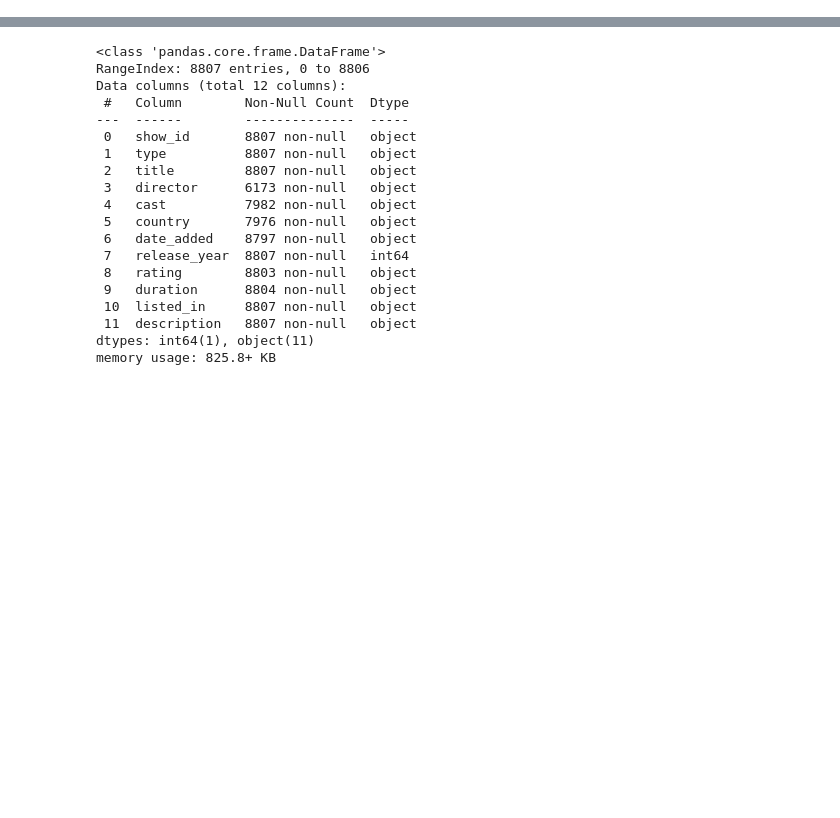
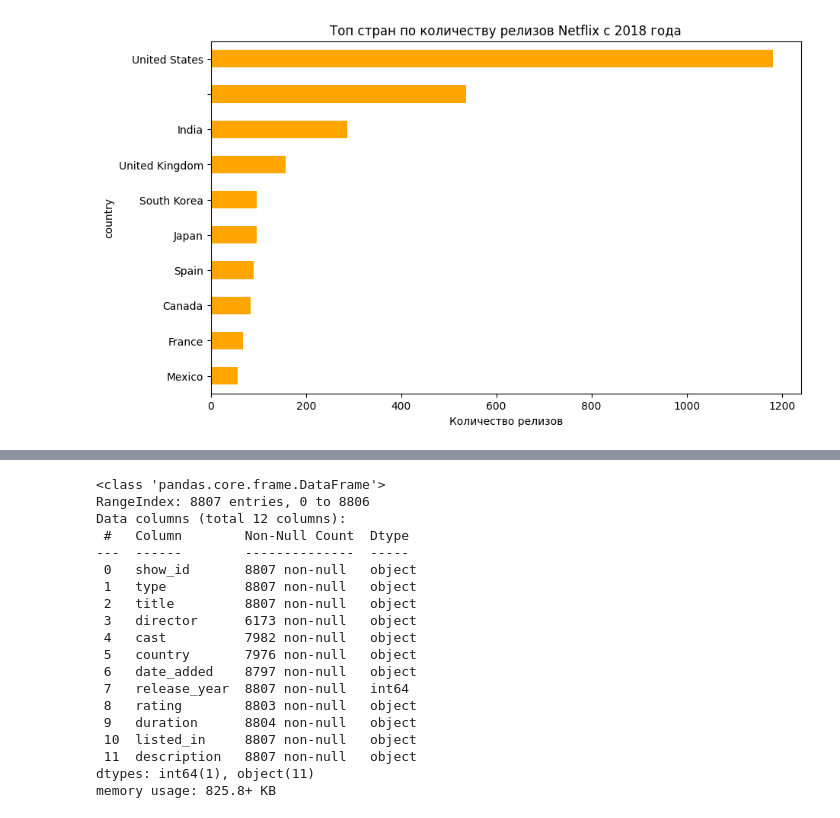
Before and after one commit to Alexey9991984/DataAnalysisPractice, a Jupyter notebook: notebooks/Netflix.ipynb, the cells around one changed output, grey strips where cells are left out. Cells and saved outputs as stored; diff of their text form; code cells hidden in the pictures; blank space fills up the shorter version.

```diff
--- a/notebooks/Netflix.ipynb
+++ b/notebooks/Netflix.ipynb
@@ -4,0 +136,11 @@ import matplotlib.pyplot as plt
+# %%
+recent = df[df['release_year'] >= 2018]  # последние 5 лет, например
+recent_top = recent.groupby('country')['cnt'].sum().sort_values(ascending=False).head(10)
+# агрегирование данных по странам за последние годы и выбор топ-10 стран
+recent_top.plot(kind='barh', figsize=(10,6), color='orange')
+plt.title('Топ стран по количеству релизов Netflix с 2018 года')
+plt.xlabel('Количество релизов')
+plt.gca().invert_yaxis()
+plt.show()
+# %% [output]
+[figure, added]
```
Also changed, not shown: parts of 12 cells of this notebook, 2 other files.
